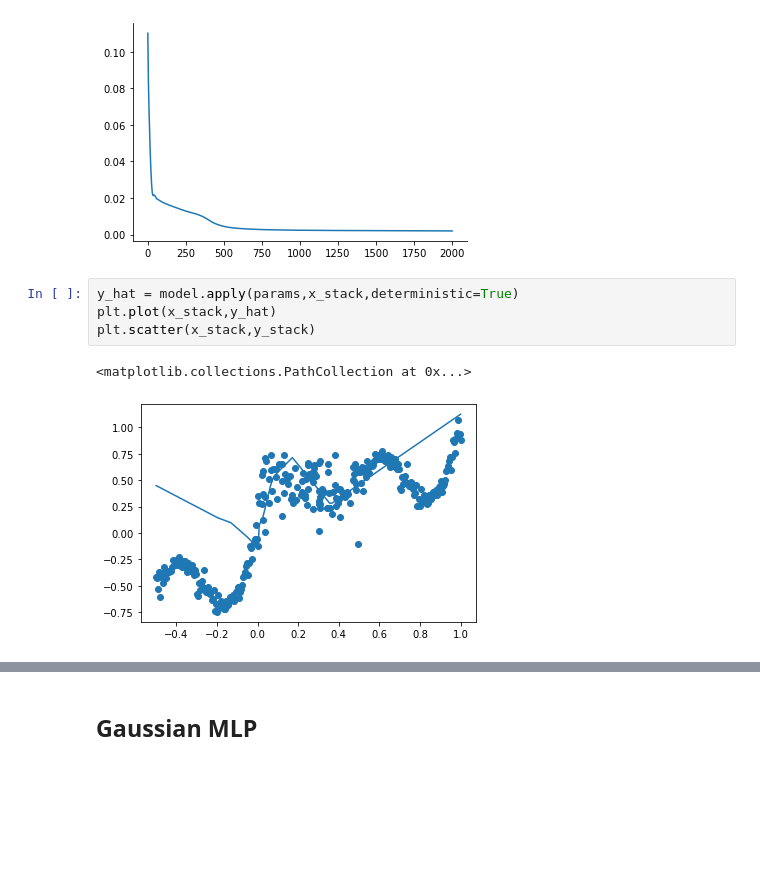
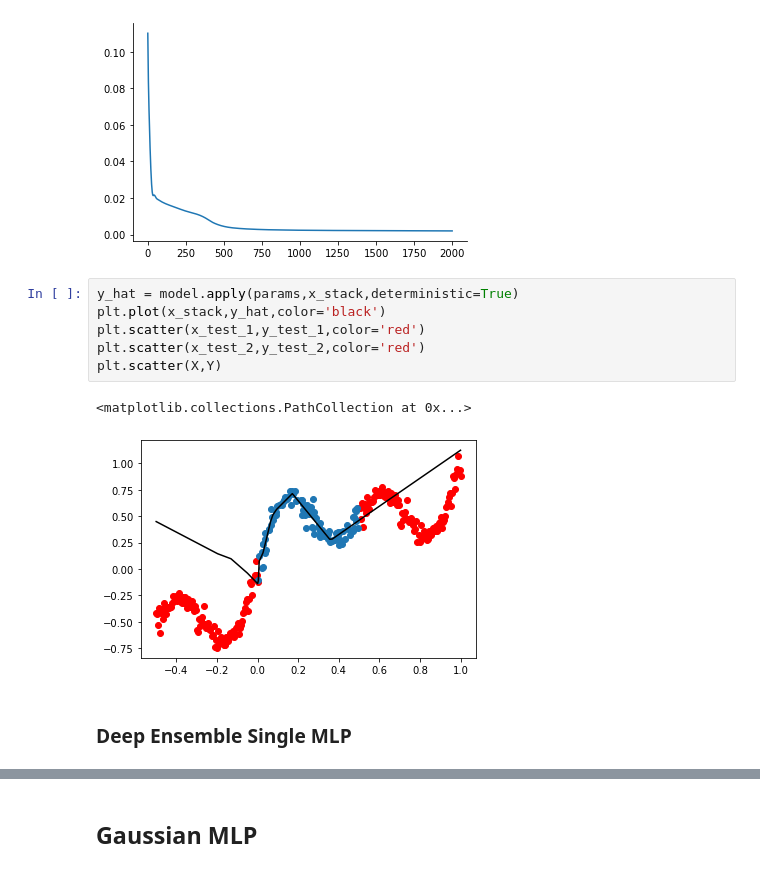
Before and after one commit to nipunbatra/bnn-zoo, a Jupyter notebook: notebooks/regression/DeepEnsemble_SinData.ipynb, the cells around one changed output, grey strips where cells are left out. Drawn from its saved outputs; the diff is of its cells as text; blank space fills up the shorter version.

```diff
--- a/notebooks/regression/DeepEnsemble_SinData.ipynb
+++ b/notebooks/regression/DeepEnsemble_SinData.ipynb
@@ -61,8 +65,12 @@ sns.despine()
 [figure]
 # %%
 y_hat = model.apply(params,x_stack,deterministic=True)
-plt.plot(x_stack,y_hat)
-plt.scatter(x_stack,y_stack)
+plt.plot(x_stack,y_hat,color='black')
+plt.scatter(x_test_1,y_test_1,color='red')
+plt.scatter(x_test_2,y_test_2,color='red')
+plt.scatter(X,Y)
 # %% [output]
 <matplotlib.collections.PathCollection at 0x...>
-[figure, old version]
+[figure, new version]
+# %% [markdown]
+### Deep Ensemble Single MLP
```
Also changed, not shown: parts of 11 cells of this notebook, 3 other files.
